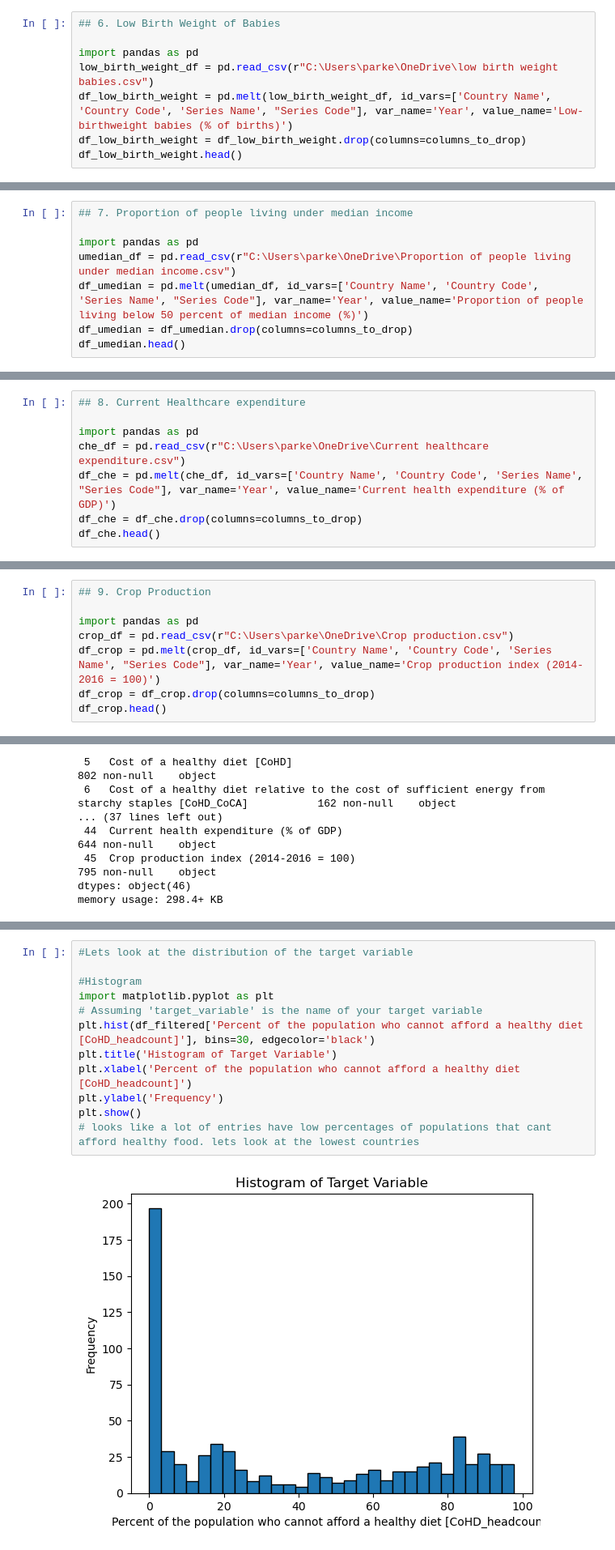
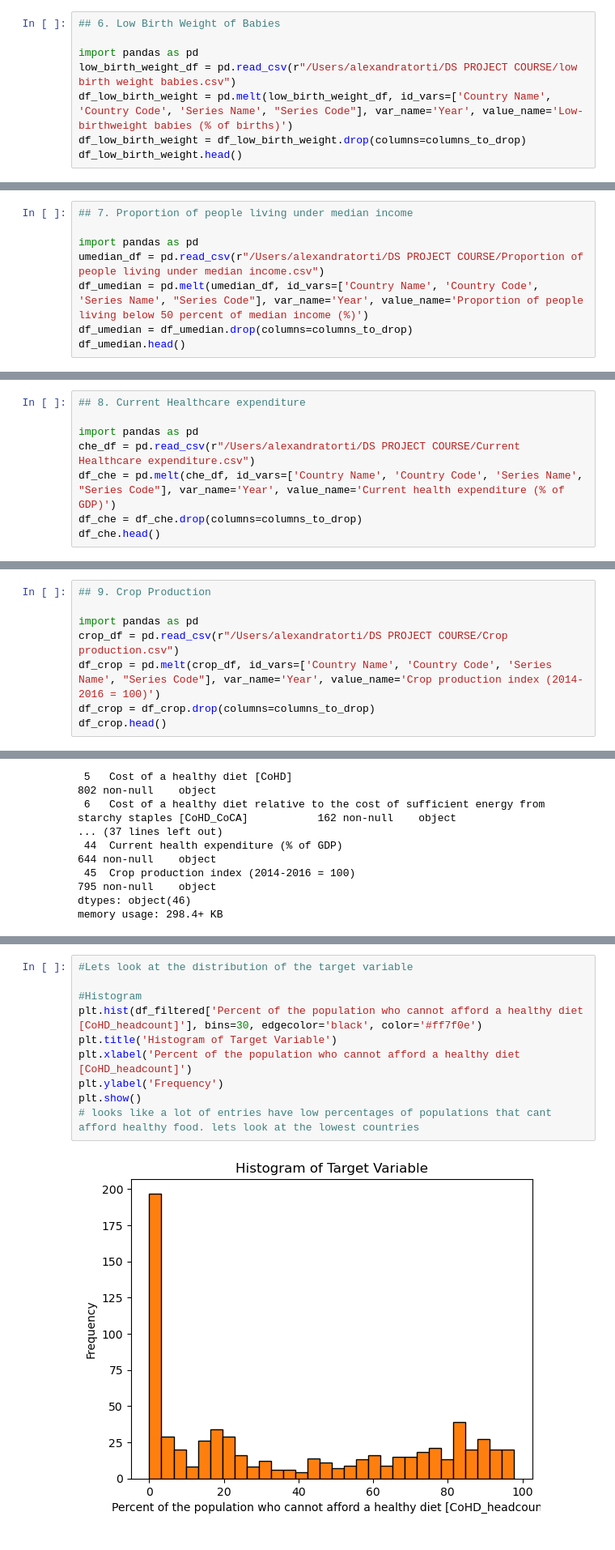
Before and after one commit to pschell23/DS-Project-Course--Parker-Schell-Alex-Torti-Mariah-Hudson, a Jupyter notebook: Project1.ipynb, the cells around one changed output, grey strips where cells are left out. Shown at 81% size. Drawn from its saved outputs; the diff is of its cells as text.

Commit message:
week 1 final project files

```diff
--- a/Project1.ipynb
+++ b/Project1.ipynb
@@ -106,7 +113,7 @@ df_undernourishment.head()
 ## 6. Low Birth Weight of Babies
 
 import pandas as pd
-low_birth_weight_df = pd.read_csv(r"C:\Users\parke\OneDrive\low birth weight babies.csv")
+low_birth_weight_df = pd.read_csv(r"/Users/alexandratorti/DS PROJECT COURSE/low birth weight babies.csv")
 df_low_birth_weight = pd.melt(low_birth_weight_df, id_vars=['Country Name', 'Country Code', 'Series Name', "Series Code"], var_name='Year', value_name='Low-birthweight babies (% of births)')
 df_low_birth_weight = df_low_birth_weight.drop(columns=columns_to_drop)
 df_low_birth_weight.head()
@@ -121,7 +128,7 @@ df_low_birth_weight.head()
 ## 7. Proportion of people living under median income
 
 import pandas as pd
-umedian_df = pd.read_csv(r"C:\Users\parke\OneDrive\Proportion of people living under median income.csv")
+umedian_df = pd.read_csv(r"/Users/alexandratorti/DS PROJECT COURSE/Proportion of people living under median income.csv")
 df_umedian = pd.melt(umedian_df, id_vars=['Country Name', 'Country Code', 'Series Name', "Series Code"], var_name='Year', value_name='Proportion of people living below 50 percent of median income (%)')
 df_umedian = df_umedian.drop(columns=columns_to_drop)
 df_umedian.head()
@@ -136,7 +143,7 @@ df_umedian.head()
 ## 8. Current Healthcare expenditure
 
 import pandas as pd
-che_df = pd.read_csv(r"C:\Users\parke\OneDrive\Current healthcare expenditure.csv")
+che_df = pd.read_csv(r"/Users/alexandratorti/DS PROJECT COURSE/Current Healthcare expenditure.csv")
 df_che = pd.melt(che_df, id_vars=['Country Name', 'Country Code', 'Series Name', "Series Code"], var_name='Year', value_name='Current health expenditure (% of GDP)')
 df_che = df_che.drop(columns=columns_to_drop)
 df_che.head()
@@ -151,7 +158,7 @@ df_che.head()
 ## 9. Crop Production
 
 import pandas as pd
-crop_df = pd.read_csv(r"C:\Users\parke\OneDrive\Crop production.csv")
+crop_df = pd.read_csv(r"/Users/alexandratorti/DS PROJECT COURSE/Crop production.csv")
 df_crop = pd.melt(crop_df, id_vars=['Country Name', 'Country Code', 'Series Name', "Series Code"], var_name='Year', value_name='Crop production index (2014-2016 = 100)')
 df_crop = df_crop.drop(columns=columns_to_drop)
 df_crop.head()
@@ -361,17 +364,15 @@ print(df_filtered)
 # %%
 #Lets look at the distribution of the target variable
 
 #Histogram
-import matplotlib.pyplot as plt
-# Assuming 'target_variable' is the name of your target variable
-plt.hist(df_filtered['Percent of the population who cannot afford a healthy diet [CoHD_headcount]'], bins=30, edgecolor='black')
+plt.hist(df_filtered['Percent of the population who cannot afford a healthy diet [CoHD_headcount]'], bins=30, edgecolor='black', color='#ff7f0e')
 plt.title('Histogram of Target Variable')
 plt.xlabel('Percent of the population who cannot afford a healthy diet [CoHD_headcount]')
 plt.ylabel('Frequency')
 plt.show()
 # looks like a lot of entries have low percentages of populations that cant afford healthy food. lets look at the lowest countries
 # %% [output]
-[figure, old version]
+[figure, new version]
 # %%
 #There seems to be a lot of values at 0, lets see which countries fall in this bin.
 # Group by country and calculate statistics for the target variable
```
Also changed, not shown: parts of 39 cells of this notebook, 2 other files.
